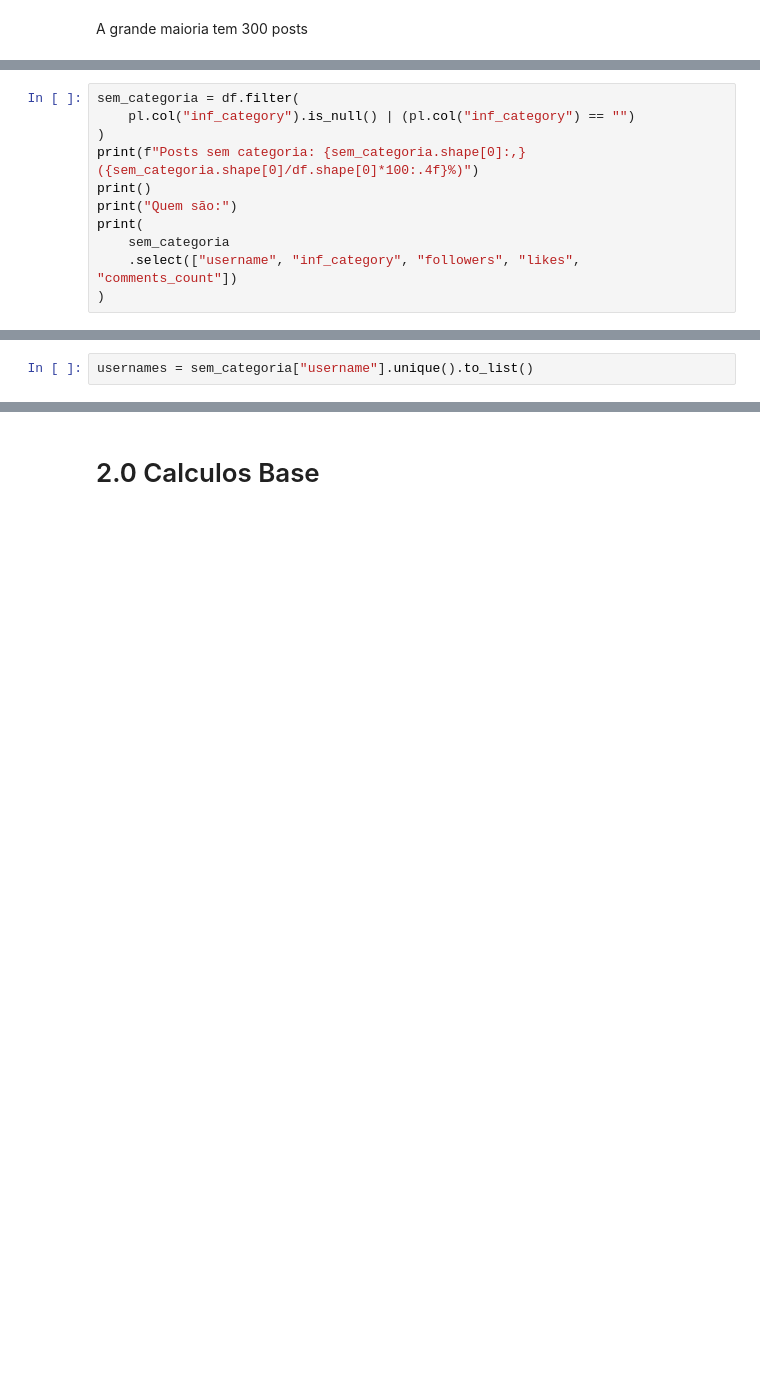
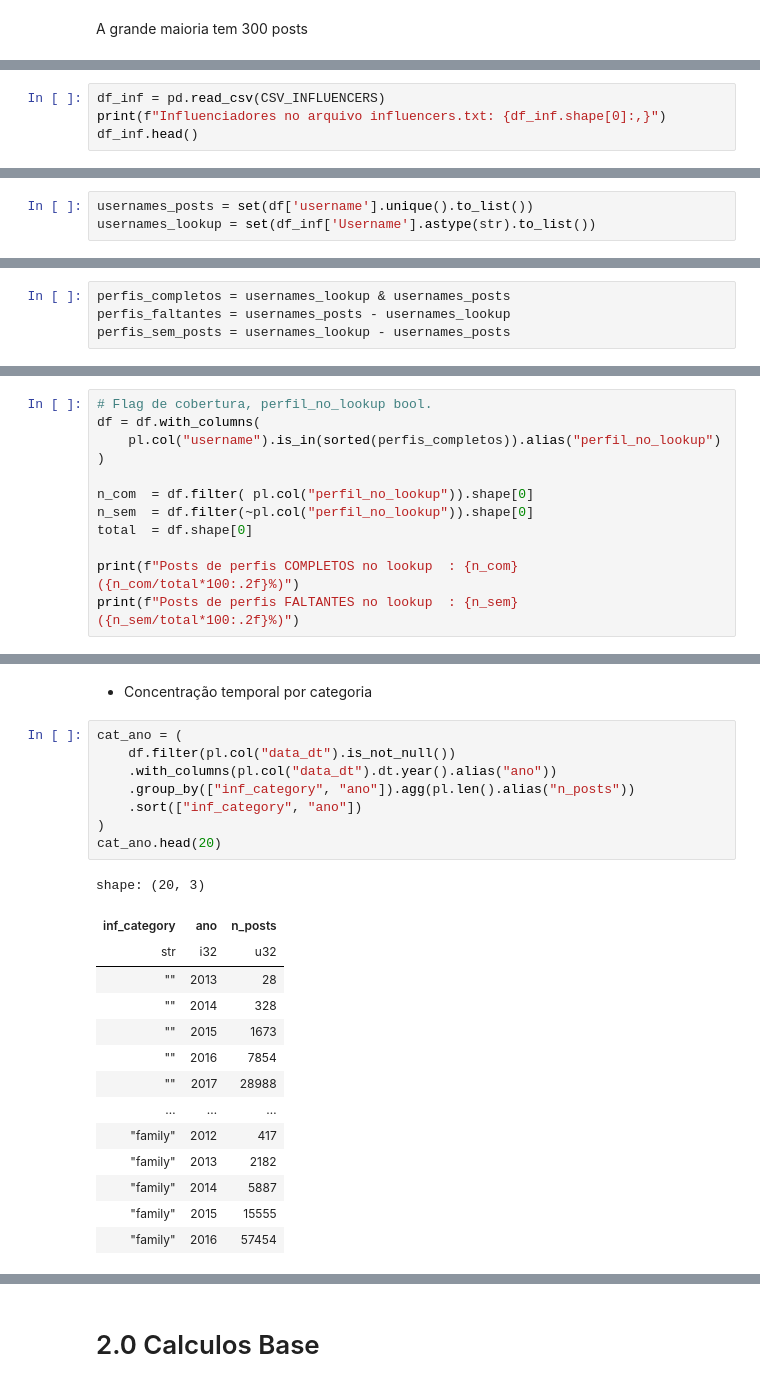
Before and after one commit to Davi-SC/influencers_kim, a Jupyter notebook: processamento_posts.ipynb, the cells around one changed output, grey strips where cells are left out. Cells and saved outputs as stored; diff of their text form; blank space fills up the shorter version.

```diff
--- a/processamento_posts.ipynb
+++ b/processamento_posts.ipynb
@@ -142,12 +122,5 @@ A grande maioria tem 300 posts
 # %%
-sem_categoria = df.filter(
-    pl.col("inf_category").is_null() | (pl.col("inf_category") == "")
-)
-print(f"Posts sem categoria: {sem_categoria.shape[0]:,}  ({sem_categoria.shape[0]/df.shape[0]*100:.4f}%)")
-print()
-print("Quem são:")
-print(
-    sem_categoria
-    .select(["username", "inf_category", "followers", "likes", "comments_count"])
-)
+df_inf = pd.read_csv(CSV_INFLUENCERS)
+print(f"Influenciadores no arquivo influencers.txt: {df_inf.shape[0]:,}")
+df_inf.head()
 # %% [output]
@@ -171,2 +134,3 @@ shape: (159_547, 5)
 # %%
-usernames = sem_categoria["username"].unique().to_list()
+usernames_posts = set(df['username'].unique().to_list())
+usernames_lookup = set(df_inf['Username'].astype(str).to_list())
@@ -249,0 +137,4 @@ plt.show()
+# %%
+perfis_completos = usernames_lookup & usernames_posts
+perfis_faltantes = usernames_posts - usernames_lookup
+perfis_sem_posts = usernames_lookup - usernames_posts
@@ -249,0 +153,12 @@ plt.show()
+# %%
+# Flag de cobertura, perfil_no_lookup bool.
+df = df.with_columns(
+    pl.col("username").is_in(sorted(perfis_completos)).alias("perfil_no_lookup")
+)
+
+n_com  = df.filter( pl.col("perfil_no_lookup")).shape[0]
+n_sem  = df.filter(~pl.col("perfil_no_lookup")).shape[0]
+total  = df.shape[0]
+
+print(f"Posts de perfis COMPLETOS no lookup  : {n_com}  ({n_com/total*100:.2f}%)")
+print(f"Posts de perfis FALTANTES no lookup  : {n_sem}  ({n_sem/total*100:.2f}%)")
@@ -249,0 +234,25 @@ plt.show()
+# %% [markdown]
+- Concentração temporal por categoria
+# %%
+cat_ano = (
+    df.filter(pl.col("data_dt").is_not_null())
+    .with_columns(pl.col("data_dt").dt.year().alias("ano"))
+    .group_by(["inf_category", "ano"]).agg(pl.len().alias("n_posts"))
+    .sort(["inf_category", "ano"])
+)
+cat_ano.head(20)
+# %% [output]
+shape: (20, 3)
+| inf_category | ano | n_posts |
+| str | i32 | u32 |
+| "" | 2013 | 28 |
+| "" | 2014 | 328 |
+| "" | 2015 | 1673 |
+| "" | 2016 | 7854 |
+| "" | 2017 | 28988 |
+| … | … | … |
+| "family" | 2012 | 417 |
+| "family" | 2013 | 2182 |
+| "family" | 2014 | 5887 |
+| "family" | 2015 | 15555 |
+| "family" | 2016 | 57454 |
```
Also changed, not shown: parts of 63 cells of this notebook.
